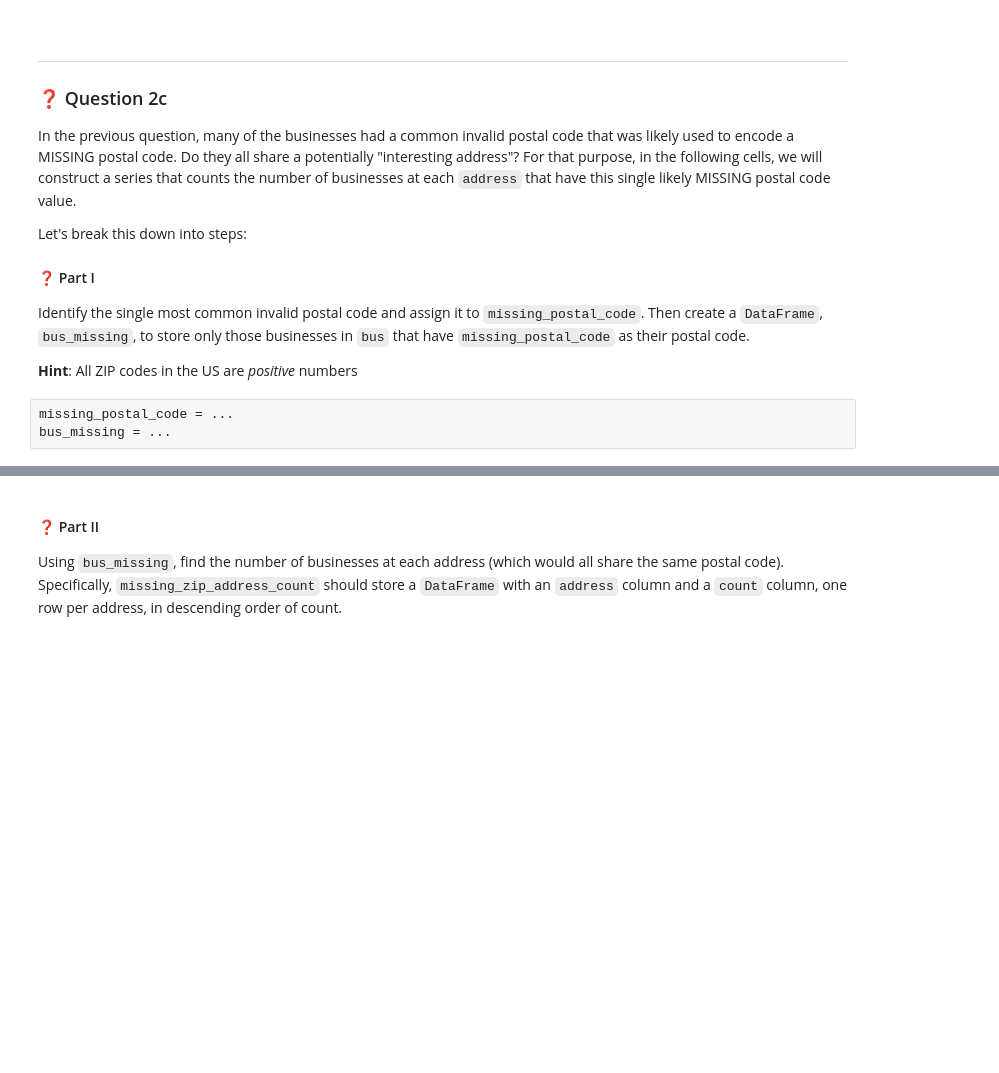
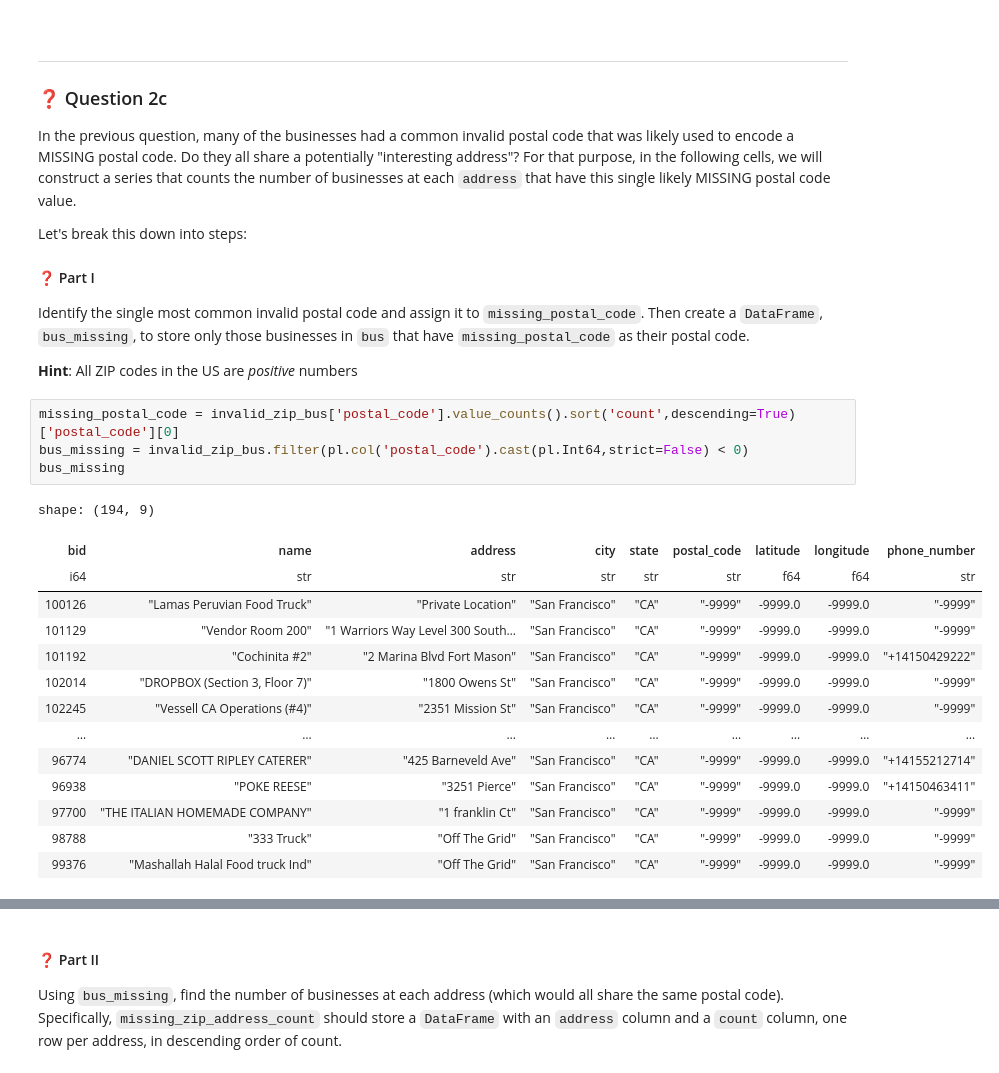
Before and after one commit to robinkool123/CS-Learn-Path, a Jupyter notebook: UCB-Data100/hw/hw01/hw01.ipynb, the cells around one changed output, grey strips where cells are left out. Saved outputs shown, nothing was run; the diff lists cells and outputs as text; blank space fills up the shorter version.

```diff
--- a/UCB-Data100/hw/hw01/hw01.ipynb
+++ b/UCB-Data100/hw/hw01/hw01.ipynb
@@ -336,7 +468,23 @@ Identify the single most common invalid postal code and assign it to `missing_po
 
 **Hint**: All ZIP codes in the US are *positive* numbers
 # %%
-missing_postal_code = ...
-bus_missing = ...
+missing_postal_code = invalid_zip_bus['postal_code'].value_counts().sort('count',descending=True)['postal_code'][0]
+bus_missing = invalid_zip_bus.filter(pl.col('postal_code').cast(pl.Int64,strict=False) < 0)
+bus_missing
+# %% [output]
+shape: (194, 9)
+| bid | name | address | city | state | postal_code | latitude | longitude | phone_number |
+| i64 | str | str | str | str | str | f64 | f64 | str |
+| 100126 | "Lamas Peruvian Food Truck" | "Private Location" | "San Francisco" | "CA" | "-9999" | -9999.0 | -9999.0 | "-9999" |
+| 101129 | "Vendor Room 200" | "1 Warriors Way Level 300 South… | "San Francisco" | "CA" | "-9999" | -9999.0 | -9999.0 | "-9999" |
+| 101192 | "Cochinita #2" | "2 Marina Blvd Fort Mason" | "San Francisco" | "CA" | "-9999" | -9999.0 | -9999.0 | "+14150429222" |
+| 102014 | "DROPBOX (Section 3, Floor 7)" | "1800 Owens St" | "San Francisco" | "CA" | "-9999" | -9999.0 | -9999.0 | "-9999" |
+| 102245 | "Vessell CA Operations (#4)" | "2351 Mission St" | "San Francisco" | "CA" | "-9999" | -9999.0 | -9999.0 | "-9999" |
+| … | … | … | … | … | … | … | … | … |
+| 96774 | "DANIEL SCOTT RIPLEY CATERER" | "425 Barneveld Ave" | "San Francisco" | "CA" | "-9999" | -9999.0 | -9999.0 | "+14155212714" |
+| 96938 | "POKE REESE" | "3251 Pierce" | "San Francisco" | "CA" | "-9999" | -9999.0 | -9999.0 | "+14150463411" |
+| 97700 | "THE ITALIAN HOMEMADE COMPANY" | "1 franklin Ct" | "San Francisco" | "CA" | "-9999" | -9999.0 | -9999.0 | "-9999" |
+| 98788 | "333 Truck" | "Off The Grid" | "San Francisco" | "CA" | "-9999" | -9999.0 | -9999.0 | "-9999" |
+| 99376 | "Mashallah Halal Food truck Ind" | "Off The Grid" | "San Francisco" | "CA" | "-9999" | -9999.0 | -9999.0 | "-9999" |
 # %%
 grader.check("q2ci")
```
Also changed, not shown: parts of 34 cells of this notebook, 8 other files.
